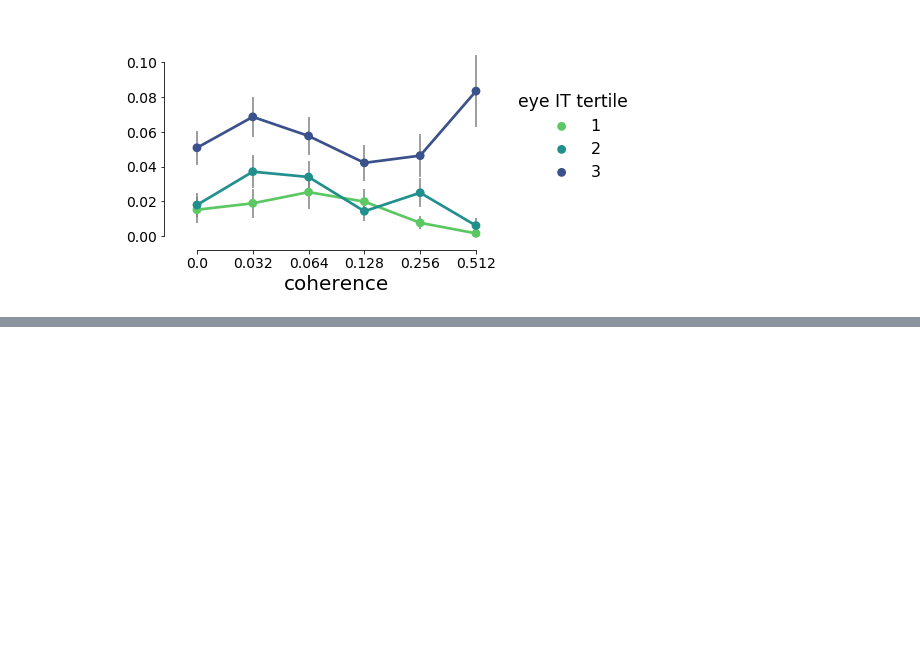
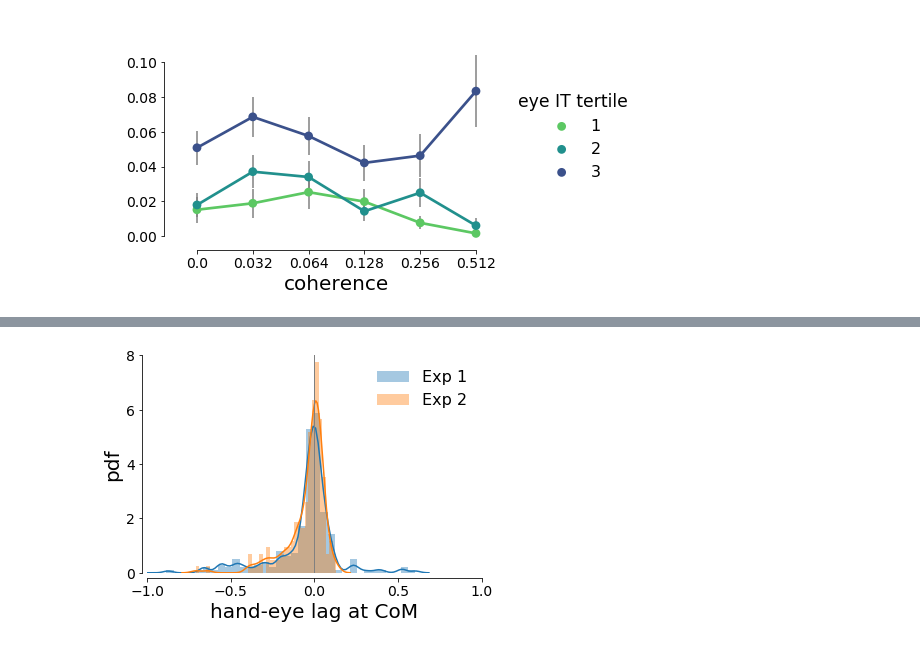
Before and after one commit to cherepaha/eyehandrdk, a Jupyter notebook: paper_figures.ipynb, the cells around one changed output, grey strips where cells are left out. Cells and saved outputs as stored; diff of their text form; code cells hidden in the pictures; blank space fills up the shorter version.

```diff
--- a/paper_figures.ipynb
+++ b/paper_figures.ipynb
@@ -56,0 +82,4 @@ psychometrics.plot_p_com_vs_var_ci(choices=choices_2, exp=exp_2, var='eye IT ter
+# %%
+eye_hand_lags.plot_com_lag_dist(choices_1, choices_2)
+# %% [output]
+[figure, added]
```
Also changed, not shown: parts of 4 cells of this notebook, 3 other files.
